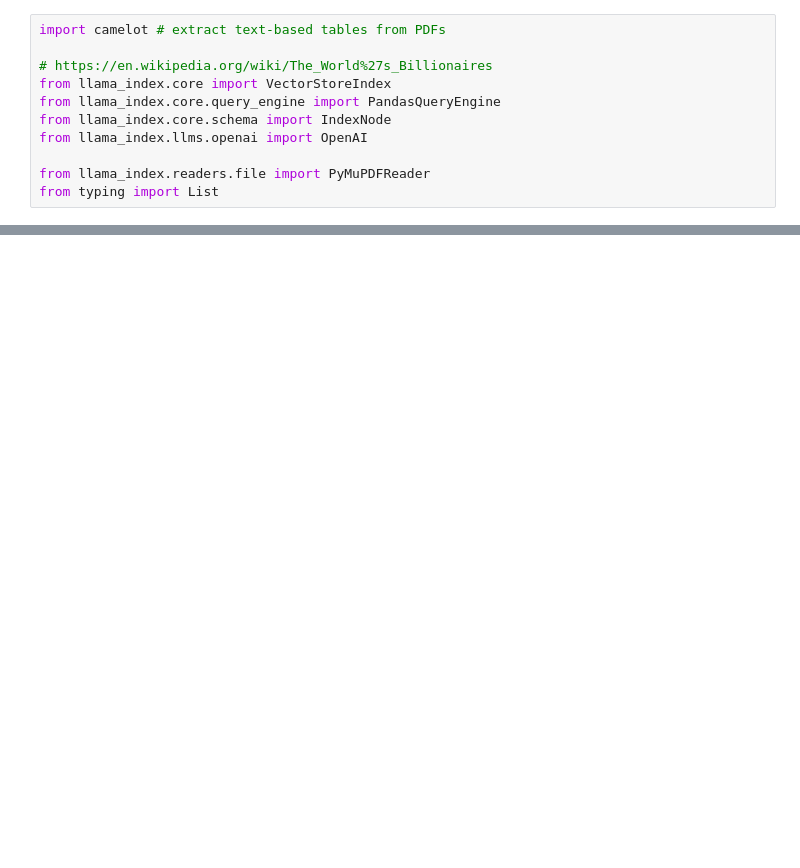
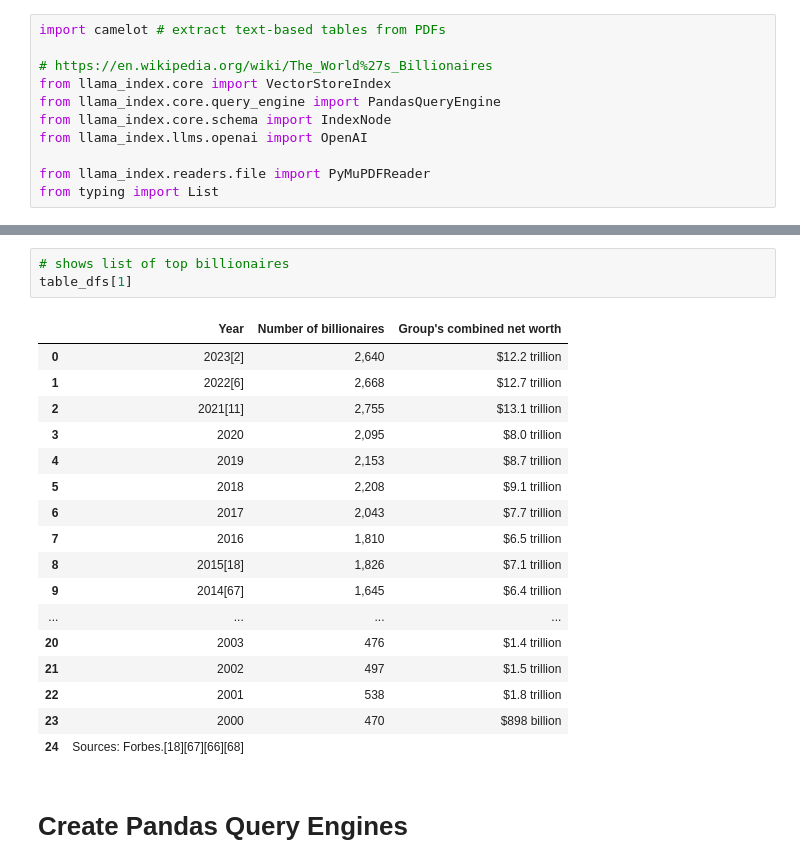
Before and after one commit to ShaneZhong/ai-exploration, a Jupyter notebook: LlamaIndex/RAG/recursivie retriver & query engine.ipynb, the cells around one changed output, grey strips where cells are left out. Cells and saved outputs as stored; diff of their text form; blank space fills up the shorter version.

```diff
--- a/LlamaIndex/RAG/recursivie retriver & query engine.ipynb
+++ b/LlamaIndex/RAG/recursivie retriver & query engine.ipynb
@@ -35,0 +87,23 @@ from typing import List
+# %%
+# shows list of top billionaires
+table_dfs[1]
+# %% [output]
+|  | Year | Number of billionaires | Group's combined net worth |
+| 0 | 2023[2] | 2,640 | $12.2 trillion |
+| 1 | 2022[6] | 2,668 | $12.7 trillion |
+| 2 | 2021[11] | 2,755 | $13.1 trillion |
+| 3 | 2020 | 2,095 | $8.0 trillion |
+| 4 | 2019 | 2,153 | $8.7 trillion |
+| 5 | 2018 | 2,208 | $9.1 trillion |
+| 6 | 2017 | 2,043 | $7.7 trillion |
+| 7 | 2016 | 1,810 | $6.5 trillion |
+| 8 | 2015[18] | 1,826 | $7.1 trillion |
+| 9 | 2014[67] | 1,645 | $6.4 trillion |
+| ... | ... | ... | ... |
+| 20 | 2003 | 476 | $1.4 trillion |
+| 21 | 2002 | 497 | $1.5 trillion |
+| 22 | 2001 | 538 | $1.8 trillion |
+| 23 | 2000 | 470 | $898 billion |
+| 24 | Sources: Forbes.[18][67][66][68] |  |  |
+# %% [markdown]
+# Create Pandas Query Engines
```
Also changed, not shown: parts of 42 cells of this notebook.
